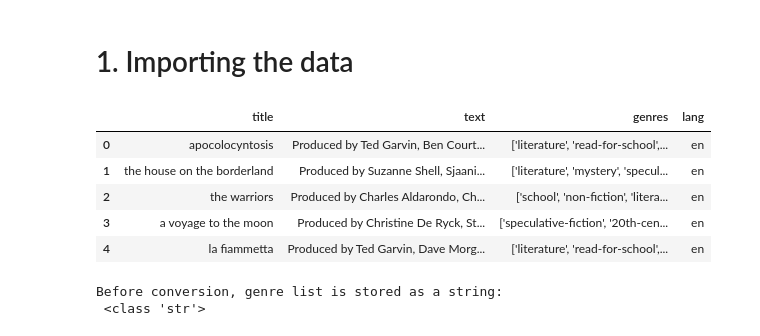
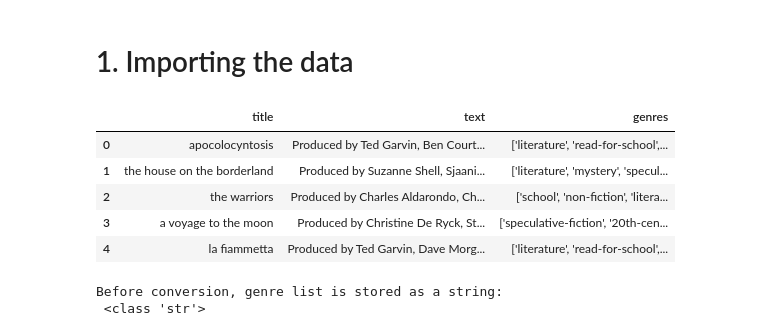
Before and after one commit to pablo-fdz/ITM_hw2, a Jupyter notebook: itm_project2_dictionary_creation.ipynb, the cells around one changed output. Cells and saved outputs as stored; diff of their text form; code cells hidden in the pictures.

```diff
--- a/itm_project2_dictionary_creation.ipynb
+++ b/itm_project2_dictionary_creation.ipynb
@@ -31,16 +22,16 @@ import pickle
 # 1. Importing the data
 # %%
 # Original (cleaned) data
-df_og = pd.read_csv('/home/pablo/Downloads/books_and_genres_tim_cleaned.csv')
+df = pd.read_csv('/home/pablo/Downloads/books_and_genres_tim_cleaned.csv')
 
-# Create a copy to have original dataset in memory, to avoid loading it again
-df = df_og.copy()
+# Drop the language column (all in English)
+df.drop(columns = ['lang'], inplace = True)
 
 df.head()
 # %% [output]
-|  | title | text | genres | lang |
-| 0 | apocolocyntosis | Produced by Ted Garvin, Ben Court... | ['literature', 'read-for-school',... | en |
-| 1 | the house on the borderland | Produced by Suzanne Shell, Sjaani... | ['literature', 'mystery', 'specul... | en |
-| 2 | the warriors | Produced by Charles Aldarondo, Ch... | ['school', 'non-fiction', 'litera... | en |
-| 3 | a voyage to the moon | Produced by Christine De Ryck, St... | ['speculative-fiction', '20th-cen... | en |
-| 4 | la fiammetta | Produced by Ted Garvin, Dave Morg... | ['literature', 'read-for-school',... | en |
+|  | title | text | genres |
+| 0 | apocolocyntosis | Produced by Ted Garvin, Ben Court... | ['literature', 'read-for-school',... |
+| 1 | the house on the borderland | Produced by Suzanne Shell, Sjaani... | ['literature', 'mystery', 'specul... |
+| 2 | the warriors | Produced by Charles Aldarondo, Ch... | ['school', 'non-fiction', 'litera... |
+| 3 | a voyage to the moon | Produced by Christine De Ryck, St... | ['speculative-fiction', '20th-cen... |
+| 4 | la fiammetta | Produced by Ted Garvin, Dave Morg... | ['literature', 'read-for-school',... |
```
Also changed, not shown: parts of 28 cells of this notebook, 3 other files.
